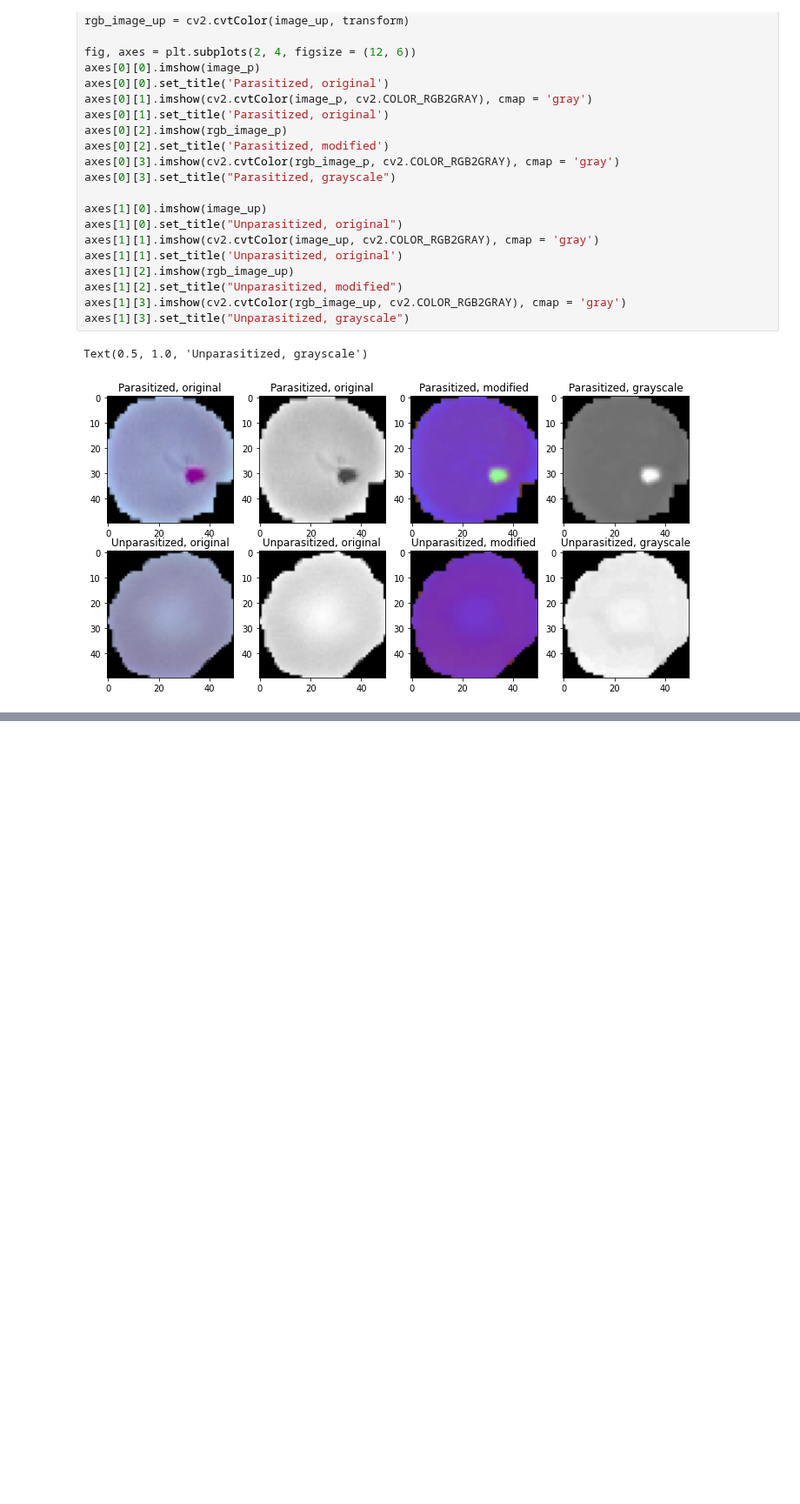
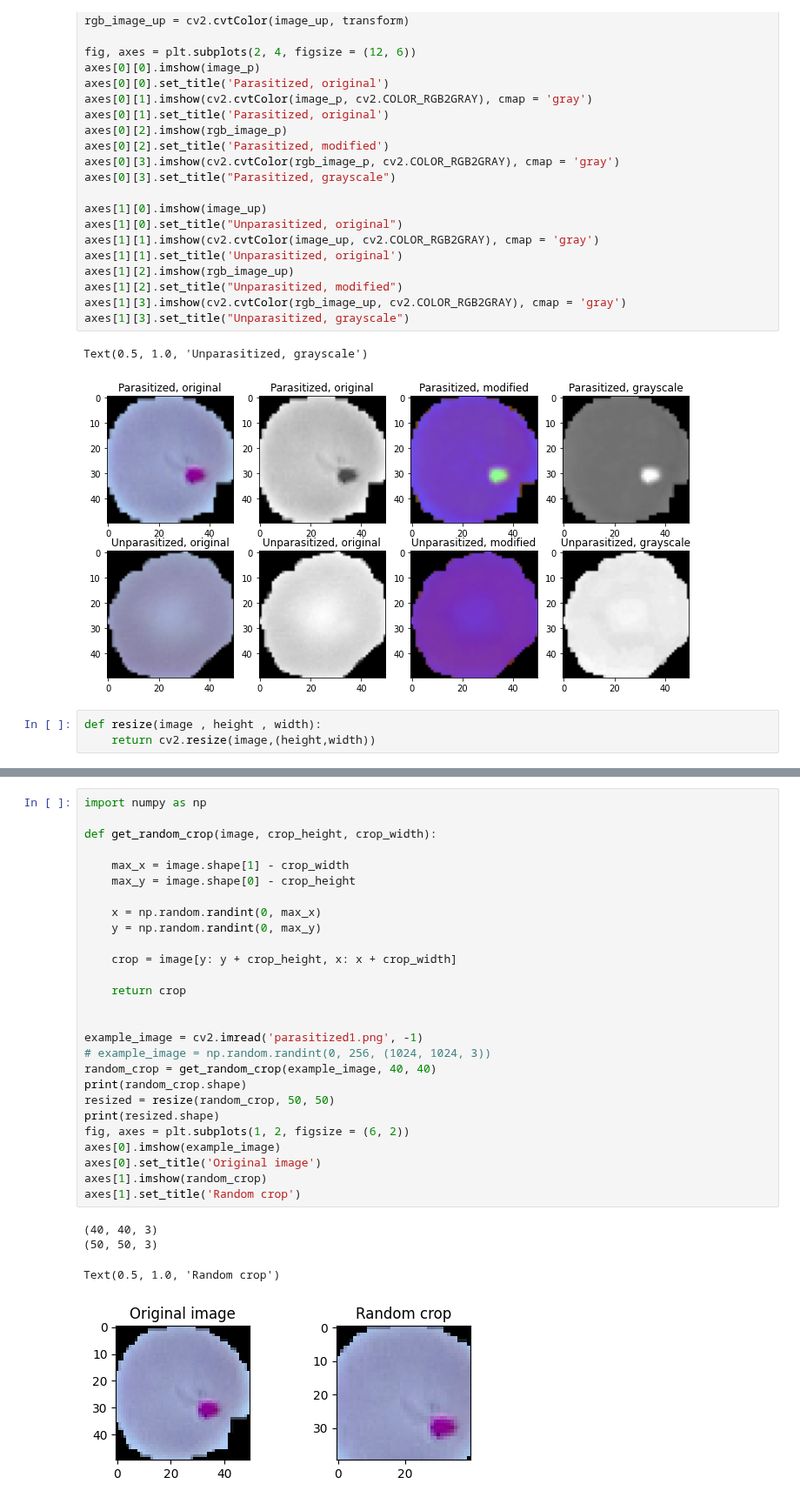
Before and after one commit to madhava20217/Malaria-Detection-from-Cells, a Jupyter notebook: Modules/image_transformations.ipynb, the cells around one changed output, grey strips where cells are left out. Shown at 87% size. Cells and saved outputs as stored; diff of their text form; blank space fills up the shorter version.

```diff
--- a/Modules/image_transformations.ipynb
+++ b/Modules/image_transformations.ipynb
@@ -309,3 +350,6 @@ axes[1][3].set_title("Unparasitized, grayscale")
 # %% [output]
 Text(0.5, 1.0, 'Unparasitized, grayscale')
 [figure]
+# %%
+def resize(image , height , width):
+    return cv2.resize(image,(height,width))
@@ -311,0 +372,32 @@ Text(0.5, 1.0, 'Unparasitized, grayscale')
+# %%
+import numpy as np
+
+def get_random_crop(image, crop_height, crop_width):
+
+    max_x = image.shape[1] - crop_width
+    max_y = image.shape[0] - crop_height
+
+    x = np.random.randint(0, max_x)
+    y = np.random.randint(0, max_y)
+
+    crop = image[y: y + crop_height, x: x + crop_width]
+
+    return crop
+
+
+example_image = cv2.imread('parasitized1.png', -1)
+# example_image = np.random.randint(0, 256, (1024, 1024, 3))
+random_crop = get_random_crop(example_image, 40, 40)
+print(random_crop.shape)
+resized = resize(random_crop, 50, 50)
+print(resized.shape)
+fig, axes = plt.subplots(1, 2, figsize = (6, 2))
+axes[0].imshow(example_image)
+axes[0].set_title('Original image')
+axes[1].imshow(random_crop)
+axes[1].set_title('Random crop')
+# %% [output]
+(40, 40, 3)
+(50, 50, 3)
+Text(0.5, 1.0, 'Random crop')
+[figure, added]
```
Also changed, not shown: parts of 3 cells of this notebook.
